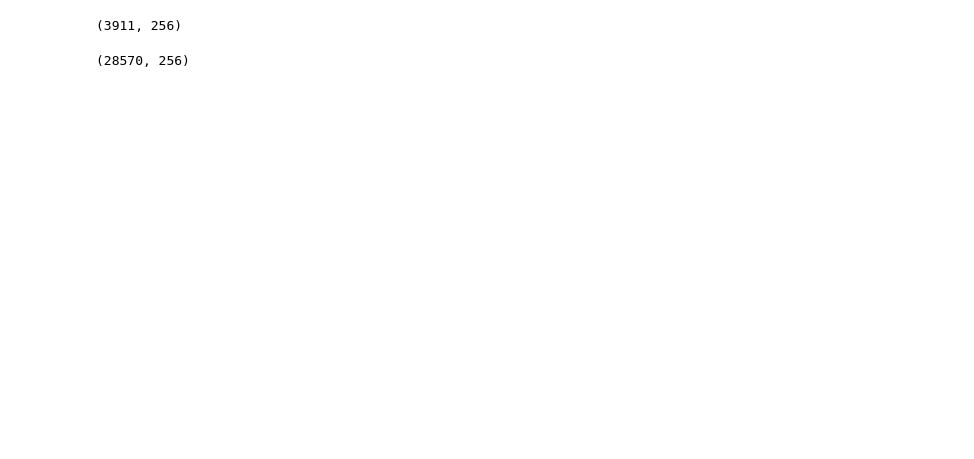
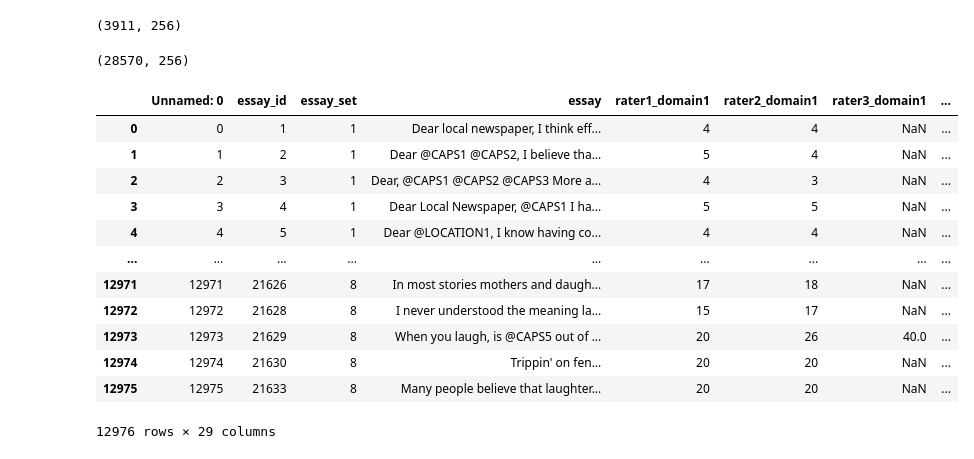
Before and after one commit to vanity-lost/Evaluating-language-Learning, a Jupyter notebook: Embedding.ipynb, the cells around one changed output. Drawn from its saved outputs; the diff is of its cells as text; code cells hidden in the pictures; blank space fills up the shorter version.

```diff
--- a/Embedding.ipynb
+++ b/Embedding.ipynb
@@ -126,0 +130,18 @@ np.save('labels.npy', y)
+# %%
+import pandas as pd
+current_ds = pd.read_csv('./dataset/hewlett/train.csv')
+current_ds
+# %% [output]
+|  | Unnamed: 0 | essay_id | essay_set | essay | rater1_domain1 | rater2_domain1 | rater3_domain1 | ... |
+| 0 | 0 | 1 | 1 | Dear local newspaper, I think eff... | 4 | 4 | NaN | ... |
+| 1 | 1 | 2 | 1 | Dear @CAPS1 @CAPS2, I believe tha... | 5 | 4 | NaN | ... |
+| 2 | 2 | 3 | 1 | Dear, @CAPS1 @CAPS2 @CAPS3 More a... | 4 | 3 | NaN | ... |
+| 3 | 3 | 4 | 1 | Dear Local Newspaper, @CAPS1 I ha... | 5 | 5 | NaN | ... |
+| 4 | 4 | 5 | 1 | Dear @LOCATION1, I know having co... | 4 | 4 | NaN | ... |
+| ... | ... | ... | ... | ... | ... | ... | ... | ... |
+| 12971 | 12971 | 21626 | 8 | In most stories mothers and daugh... | 17 | 18 | NaN | ... |
+| 12972 | 12972 | 21628 | 8 | I never understood the meaning la... | 15 | 17 | NaN | ... |
+| 12973 | 12973 | 21629 | 8 | When you laugh, is @CAPS5 out of ... | 20 | 26 | 40.0 | ... |
+| 12974 | 12974 | 21630 | 8 | Trippin' on fen... | 20 | 20 | NaN | ... |
+| 12975 | 12975 | 21633 | 8 | Many people believe that laughter... | 20 | 20 | NaN | ... |
+12976 rows × 29 columns
```
Also changed, not shown: parts of 2 cells of this notebook, 8 other files.
